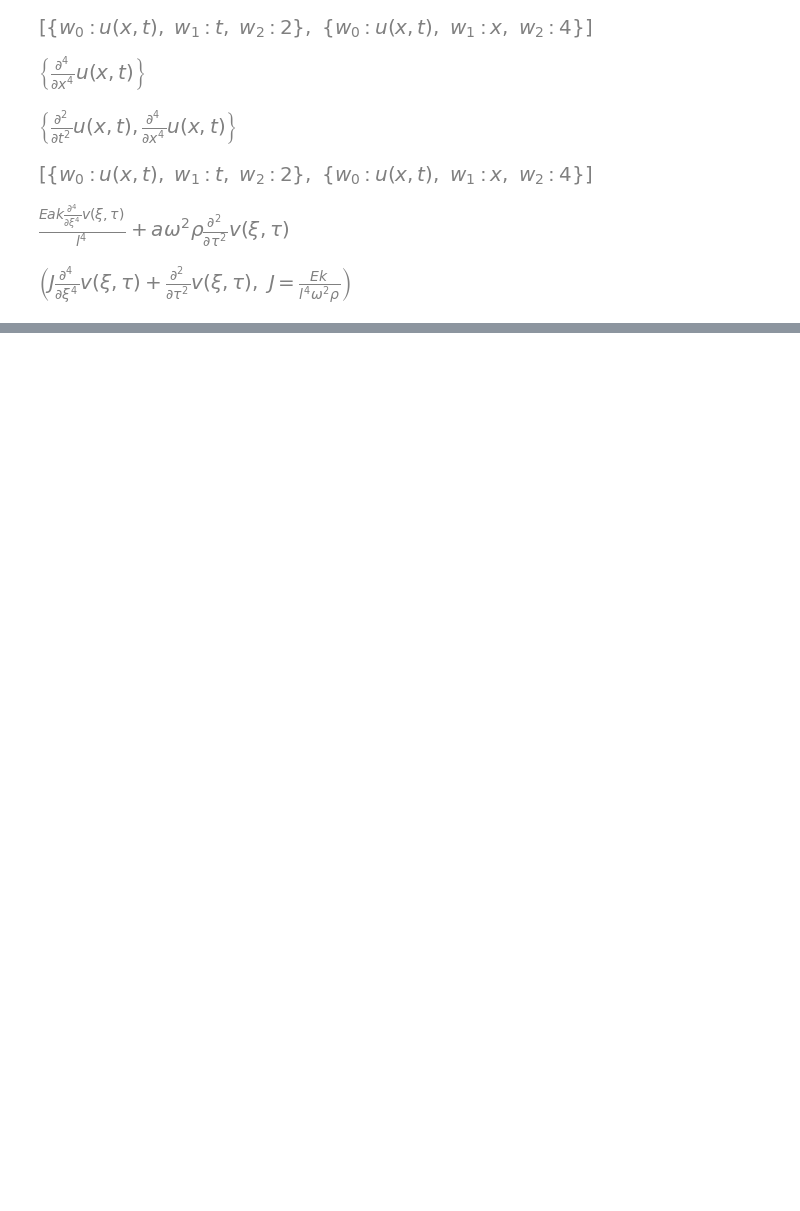
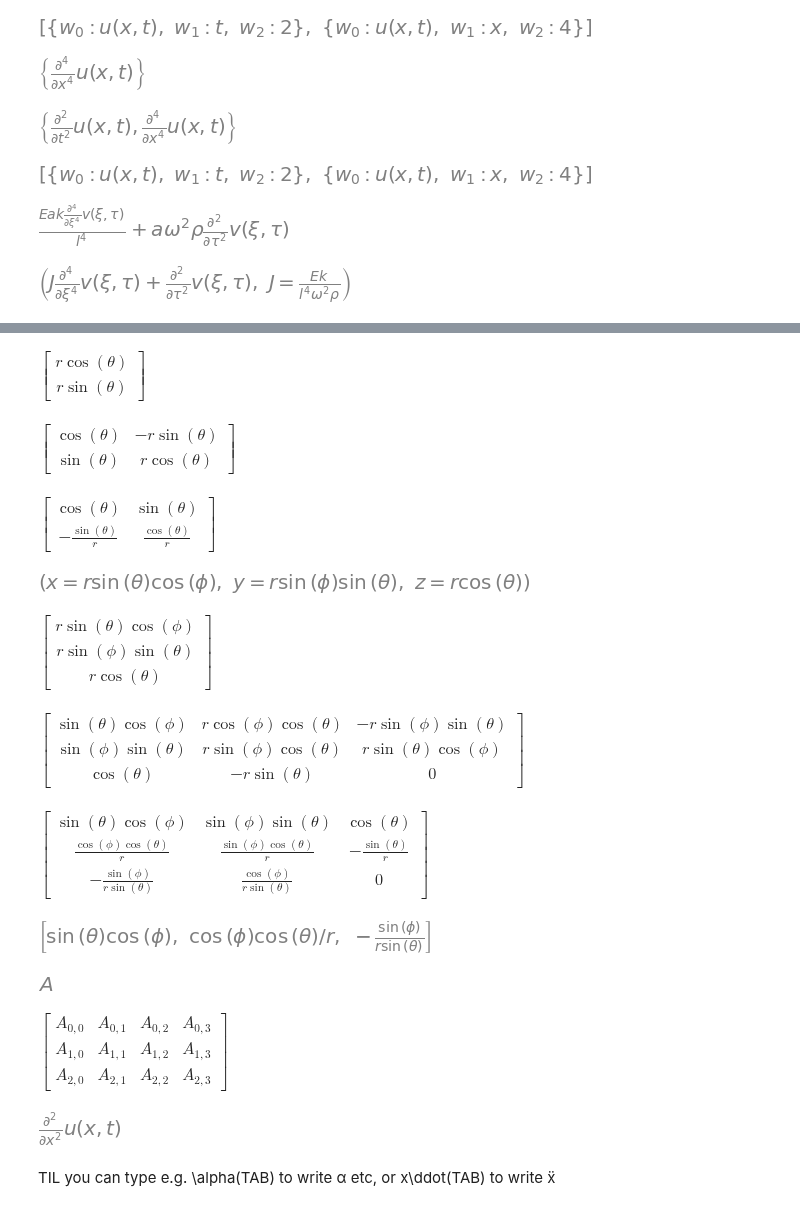
Before and after one commit to mattmcd/PyBayes, a Jupyter notebook: scripts/intro_math_modelling_ch1_fowkes_20220219.ipynb, the cells around one changed output, grey strips where cells are left out. Cells and saved outputs as stored; diff of their text form; code cells hidden in the pictures; blank space fills up the shorter version.

```diff
--- a/scripts/intro_math_modelling_ch1_fowkes_20220219.ipynb
+++ b/scripts/intro_math_modelling_ch1_fowkes_20220219.ipynb
@@ -81,0 +108,53 @@ eq_scale.func(*[e/(a*w**2*rho) for e in eq_scale.args]).subs(J, Js), sp.Eq(Js, J
+# %%
+M = sp.ImmutableMatrix([x, y])
+M
+# %% [output]
+$\displaystyle \left[\begin{matrix}r \cos{\left(\theta \right)}\\r \sin{\left(\theta \right)}\end{matrix}\right]$
+# %%
+M.jacobian([r, q])
+# %% [output]
+$\displaystyle \left[\begin{matrix}\cos{\left(\theta \right)} & - r \sin{\left(\theta \right)}\\\sin{\left(\theta \right)} & r \cos{\left(\theta \right)}\end{matrix}\right]$
+# %%
+M.jacobian([r, q]).inv().simplify()  # .subs({r: sp.sqrt(xs**2 + ys**2), q: sp.atan(ys/xs)}).simplify()
+# %% [output]
+$\displaystyle \left[\begin{matrix}\cos{\left(\theta \right)} & \sin{\left(\theta \right)}\\- \frac{\sin{\left(\theta \right)}}{r} & \frac{\cos{\left(\theta \right)}}{r}\end{matrix}\right]$
+# %%
+xs, ys, zs, q, f = sp.symbols('x y z theta phi', real=True)
+r = sp.symbols('r', positive=True)
+x = r*sp.cos(f)*sp.sin(q)
+y = r*sp.sin(f)*sp.sin(q)
+z = r*sp.cos(q)
+sp.Eq(xs, x), sp.Eq(ys, y), sp.Eq(zs, z)
+# %% [output]
+[figure, added]
+# %%
+M = sp.ImmutableMatrix([x, y, z])
+M
+# %% [output]
+$\displaystyle \left[\begin{matrix}r \sin{\left(\theta \right)} \cos{\left(\phi \right)}\\r \sin{\left(\phi \right)} \sin{\left(\theta \right)}\\r \cos{\left(\theta \right)}\end{matrix}\right]$
+# %%
+M.jacobian([r, q, f])
+# %% [output]
+$\displaystyle \left[\begin{matrix}\sin{\left(\theta \right)} \cos{\left(\phi \right)} & r \cos{\left(\phi \right)} \cos{\left(\theta \right)} & - r \sin{\left(\phi \right)} \sin{\left(\theta \right)}\\\sin{\left(\phi \right)} \sin{\left(\theta \right)} & r \sin{\left(\phi \right)} \cos{\left(\theta \right)} & r \sin{\left(\theta \right)} \cos{\left(\phi \right)}\\\cos{\left(\theta \right)} & - r \sin{\left(\theta \right)} & 0\end{matrix}\right]$
+# %%
+Mi = M.jacobian([r, q, f]).inv().simplify()
+Mi
+# %% [output]
+$\displaystyle \left[\begin{matrix}\sin{\left(\theta \right)} \cos{\left(\phi \right)} & \sin{\left(\phi \right)} \sin{\left(\theta \right)} & \cos{\left(\theta \right)}\\\frac{\cos{\left(\phi \right)} \cos{\left(\theta \right)}}{r} & \frac{\sin{\left(\phi \right)} \cos{\left(\theta \right)}}{r} & - \frac{\sin{\left(\theta \right)}}{r}\\- \frac{\sin{\left(\phi \right)}}{r \sin{\left(\theta \right)}} & \frac{\cos{\left(\phi \right)}}{r \sin{\left(\theta \right)}} & 0\end{matrix}\right]$
+# %%
+Mi[:, 0].T.tolist()[0]
+# %% [output]
+[figure, added]
+# %%
+m = sp.MatrixSymbol('A', 3, 4)
+m
+# %% [output]
+[figure, added]
+# %%
+m.as_explicit()
+# %% [output]
+$\displaystyle \left[\begin{matrix}A_{0, 0} & A_{0, 1} & A_{0, 2} & A_{0, 3}\\A_{1, 0} & A_{1, 1} & A_{1, 2} & A_{1, 3}\\A_{2, 0} & A_{2, 1} & A_{2, 2} & A_{2, 3}\end{matrix}\right]$
+# %%
+sp.Lambda(a, sp.Derivative(a, xs))(sp.Lambda(a, sp.Derivative(a, xs))(ua))
+# %% [output]
+[figure, added]
@@ -81,0 +163,2 @@ eq_scale.func(*[e/(a*w**2*rho) for e in eq_scale.args]).subs(J, Js), sp.Eq(Js, J
+# %% [markdown]
+TIL you can type e.g. \alpha(TAB) to write α etc, or x\ddot(TAB) to write ẍ
```
Also changed, not shown: parts of 9 cells of this notebook, 1 other file.
